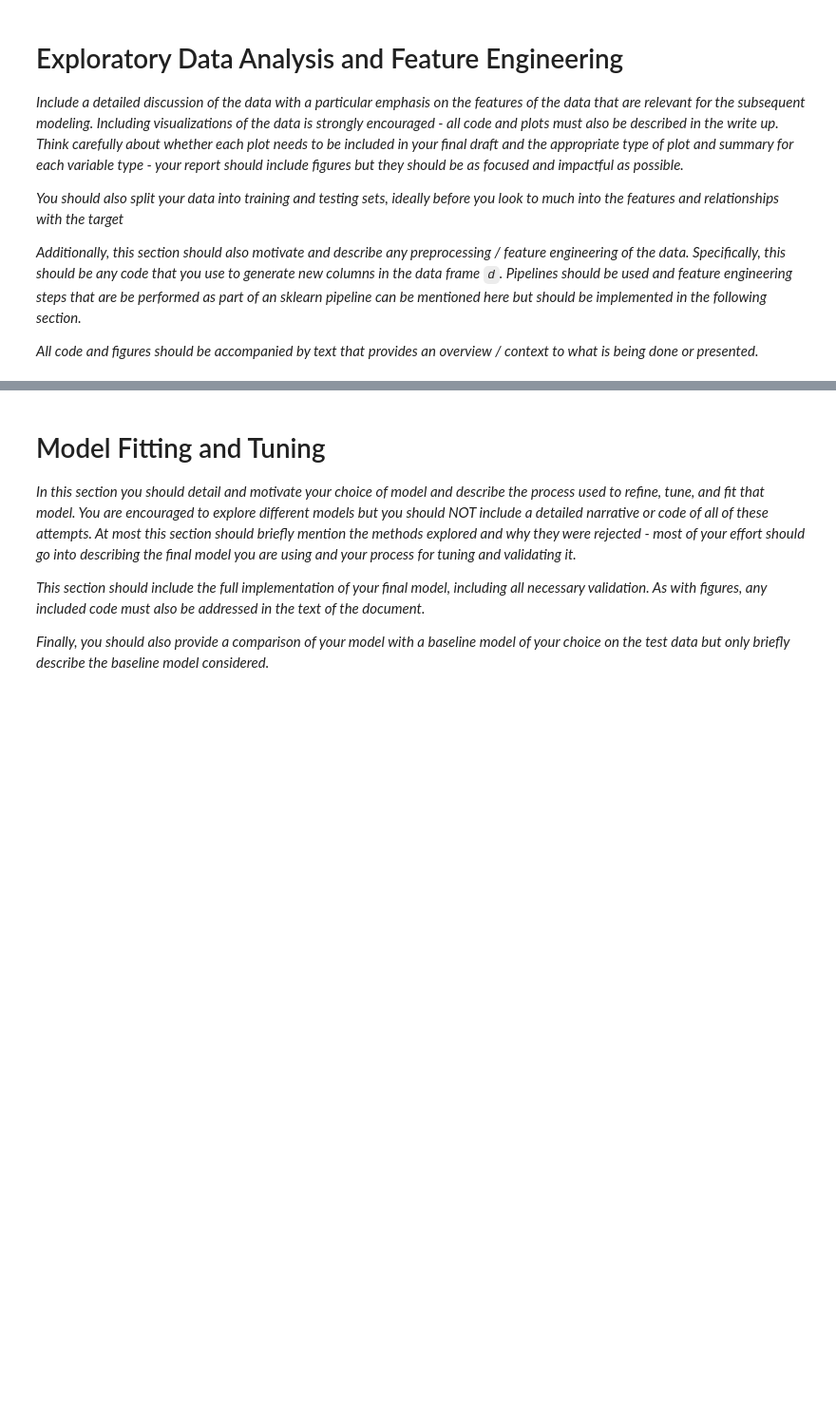
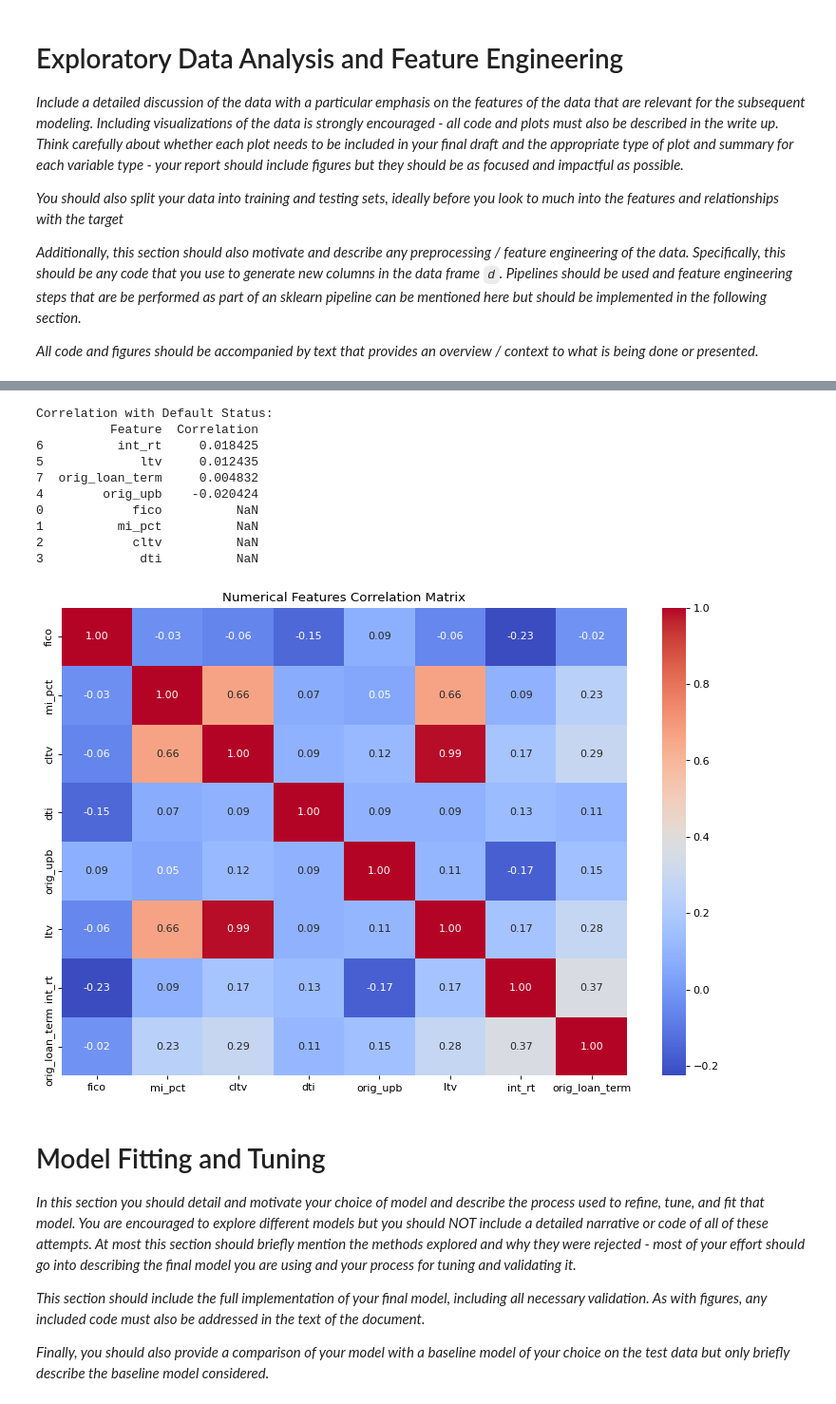
Before and after one commit to AwuoeZYC/Project_2, a Jupyter notebook: project2.ipynb, the cells around one changed output, grey strips where cells are left out. Shown: that part at 95% size. Saved outputs shown, nothing was run; the diff lists cells and outputs as text; code cells hidden in the pictures; blank space fills up the shorter version.

```diff
--- a/project2.ipynb
+++ b/project2.ipynb
@@ -55,0 +230,31 @@ d.head()
+# %%
+# ### 5.3 Correlation Analysis
+
+# Calculate correlations with target (point-biserial)
+correlations = []
+for col in num_cols:
+    corr = np.corrcoef(train_df[col], (train_df['loan_status'] == 'default').astype(int))[0,1]
+    correlations.append(corr)
+
+corr_df = pd.DataFrame({'Feature': num_cols, 'Correlation': correlations})
+corr_df = corr_df.sort_values('Correlation', ascending=False)
+print("Correlation with Default Status:")
+print(corr_df)
+
+# Plot correlation heatmap for numerical features
+plt.figure(figsize=(12,8))
+sns.heatmap(train_num.corr(), annot=True, cmap='coolwarm', fmt=".2f")
+plt.title("Numerical Features Correlation Matrix")
+plt.show()
+# %% [output]
+Correlation with Default Status:
+          Feature  Correlation
+6          int_rt     0.018425
+5             ltv     0.012435
+7  orig_loan_term     0.004832
+4        orig_upb    -0.020424
+0            fico          NaN
+1          mi_pct          NaN
+2            cltv          NaN
+3             dti          NaN
+[figure, added]
```
Also changed, not shown: parts of 7 cells of this notebook.
